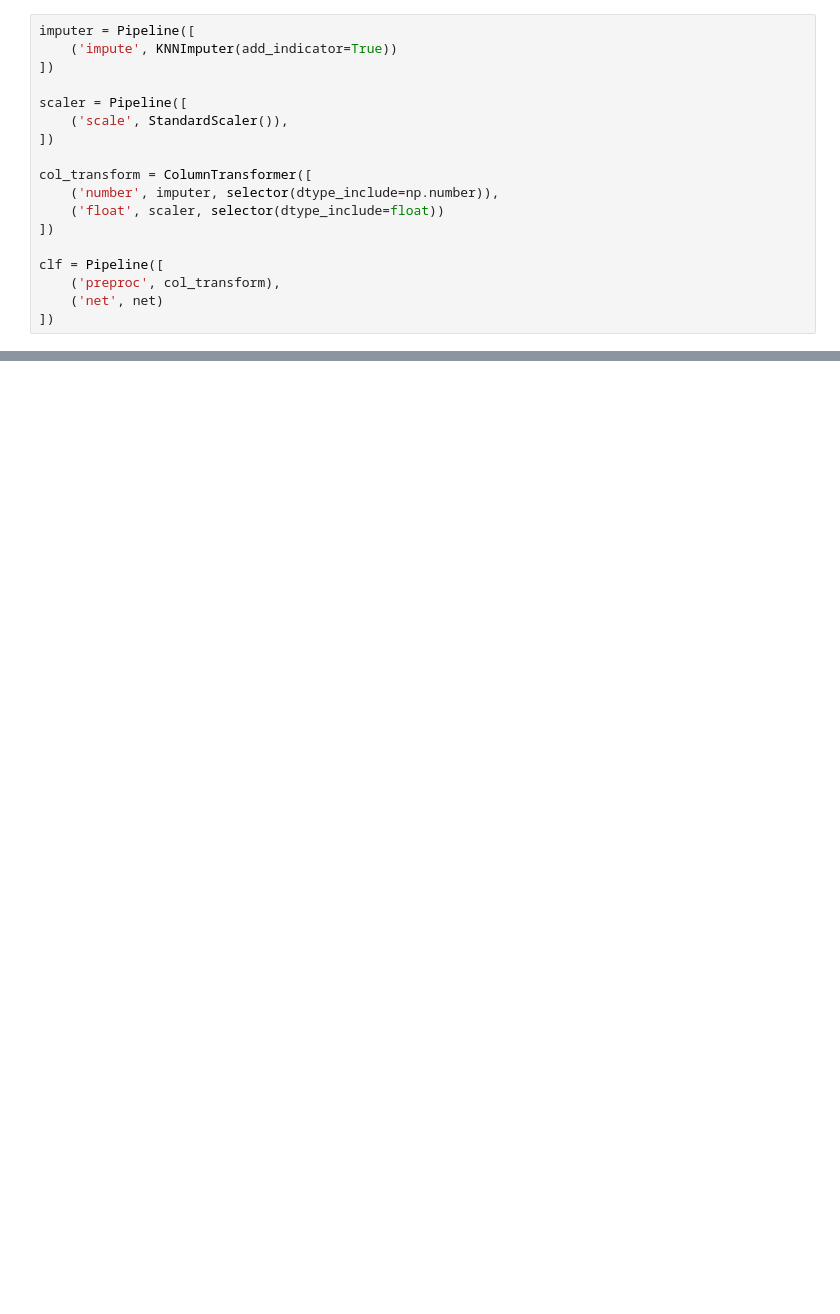
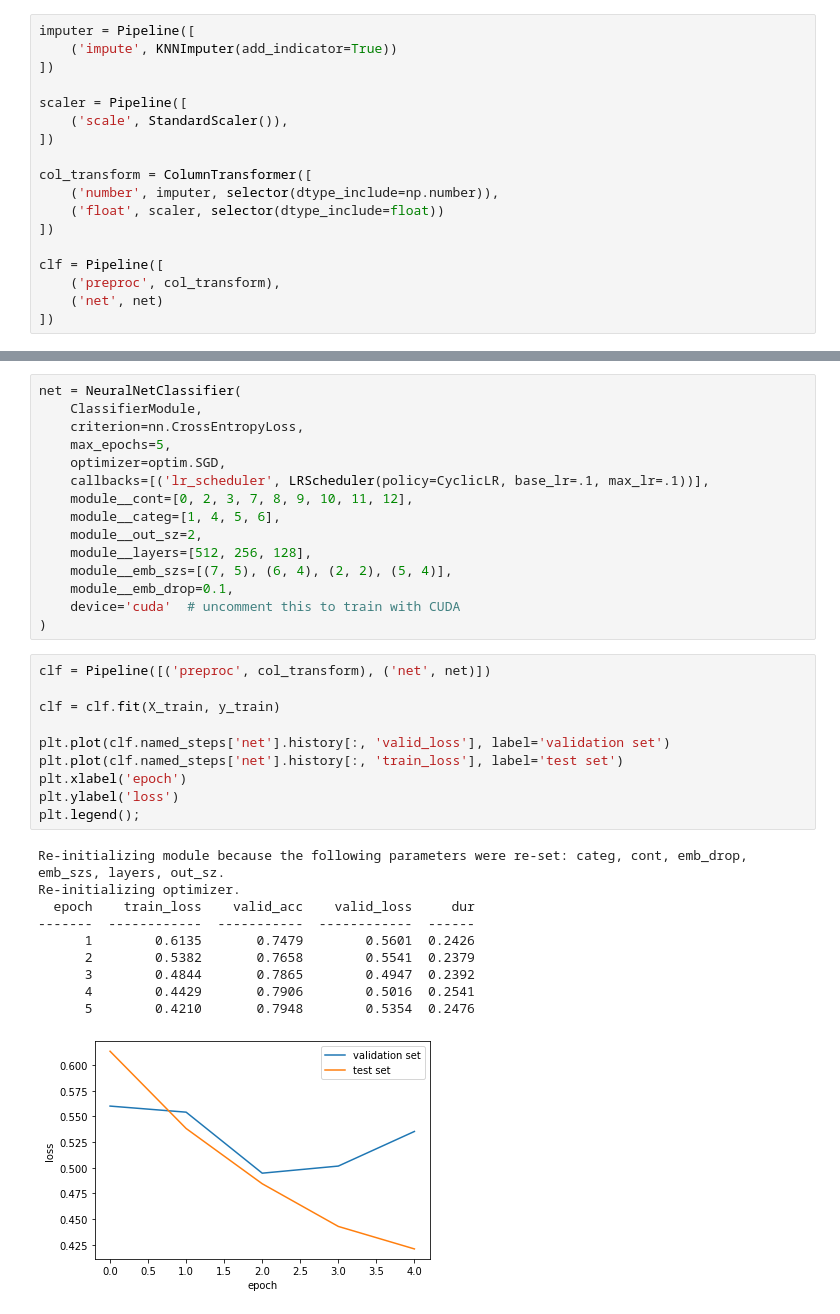
Before and after one commit to MathGuim/tcc, a Jupyter notebook: notebooks/tabular.ipynb, the cells around one changed output, grey strips where cells are left out. Drawn from its saved outputs; the diff is of its cells as text; blank space fills up the shorter version.

Commit message:
Cross validation

```diff
--- a/notebooks/tabular.ipynb
+++ b/notebooks/tabular.ipynb
@@ -159,0 +132,36 @@ emb_szs
+# %%
+net = NeuralNetClassifier(
+    ClassifierModule,
+    criterion=nn.CrossEntropyLoss,
+    max_epochs=5,
+    optimizer=optim.SGD,
+    callbacks=[('lr_scheduler', LRScheduler(policy=CyclicLR, base_lr=.1, max_lr=.1))],
+    module__cont=[0, 2, 3, 7, 8, 9, 10, 11, 12],
+    module__categ=[1, 4, 5, 6],
+    module__out_sz=2,
+    module__layers=[512, 256, 128],
+    module__emb_szs=[(7, 5), (6, 4), (2, 2), (5, 4)],
+    module__emb_drop=0.1,
+    device='cuda'  # uncomment this to train with CUDA
+)
+# %%
+clf = Pipeline([('preproc', col_transform), ('net', net)])
+
+clf = clf.fit(X_train, y_train)
+
+plt.plot(clf.named_steps['net'].history[:, 'valid_loss'], label='validation set')
+plt.plot(clf.named_steps['net'].history[:, 'train_loss'], label='test set')
+plt.xlabel('epoch')
+plt.ylabel('loss')
+plt.legend();
+# %% [output]
+Re-initializing module because the following parameters were re-set: categ, cont, emb_drop, emb_szs, layers, out_sz.
+Re-initializing optimizer.
+  epoch    train_loss    valid_acc    valid_loss     dur
+-------  ------------  -----------  ------------  ------
+      1        0.6135       0.7479        0.5601  0.2426
+      2        0.5382       0.7658        0.5541  0.2379
+      3        0.4844       0.7865        0.4947  0.2392
+      4        0.4429       0.7906        0.5016  0.2541
+      5        0.4210       0.7948        0.5354  0.2476
+[figure, added]
```
Also changed, not shown: parts of 13 cells of this notebook, 16 other files.
